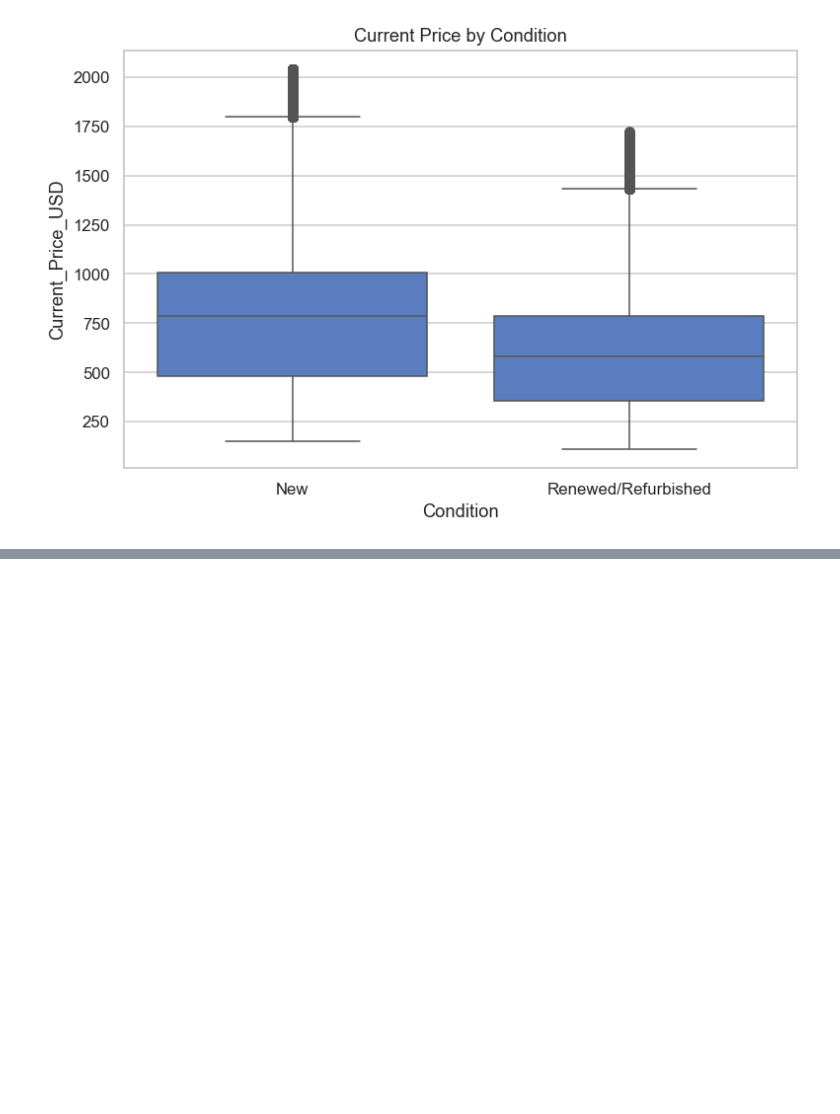
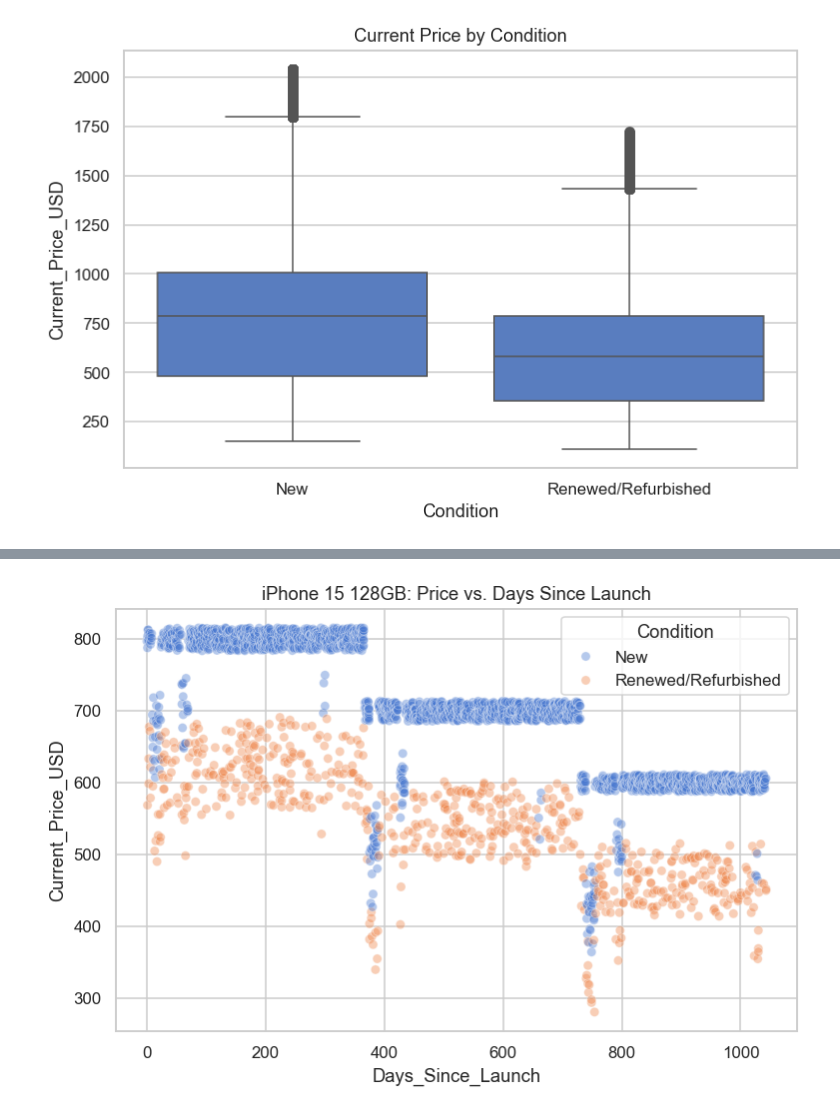
Before and after one commit to katyagz/DataScience_MMAI, a Jupyter notebook: Apple_Decision_Tree_Final.ipynb, the cells around one changed output, grey strips where cells are left out. Saved outputs shown, nothing was run; the diff lists cells and outputs as text; code cells hidden in the pictures; blank space fills up the shorter version.

```diff
--- a/Apple_Decision_Tree_Final.ipynb
+++ b/Apple_Decision_Tree_Final.ipynb
@@ -760,0 +828,11 @@ plt.show()
+# %%
+# Let's focus on a single model to see how its price changes over time since launch.
+# At first glance this looks like gradual depreciation, but closer inspection reveals a flat-then-step down pattern rather than a smooth decline.
+one_model = df_eda[df_eda['Model_Name'] == 'iPhone 15 128GB']
+
+plt.figure(figsize=(8,5))
+sns.scatterplot(data=one_model, x='Days_Since_Launch', y='Current_Price_USD', hue='Condition', alpha=0.4)
+plt.title('iPhone 15 128GB: Price vs. Days Since Launch')
+plt.show()
+# %% [output]
+[figure, added]
```
Also changed, not shown: parts of 19 cells of this notebook.
